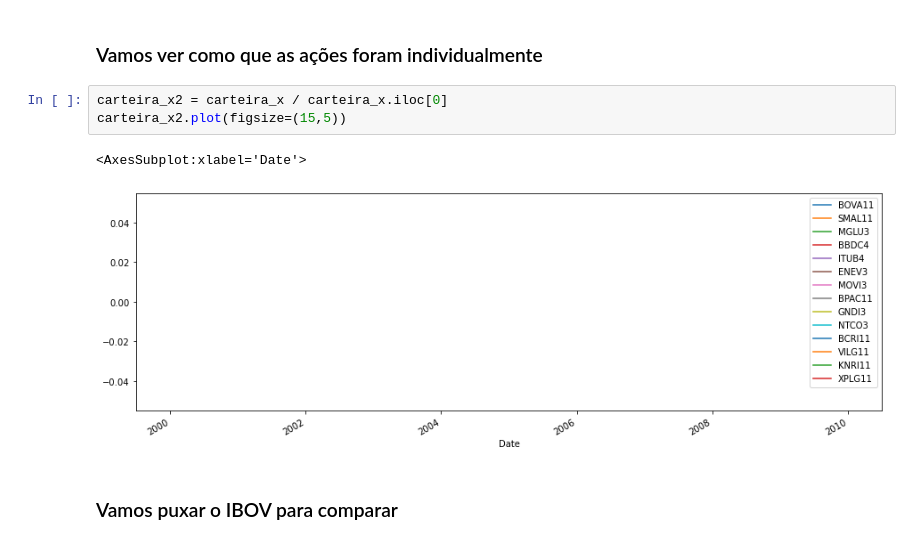
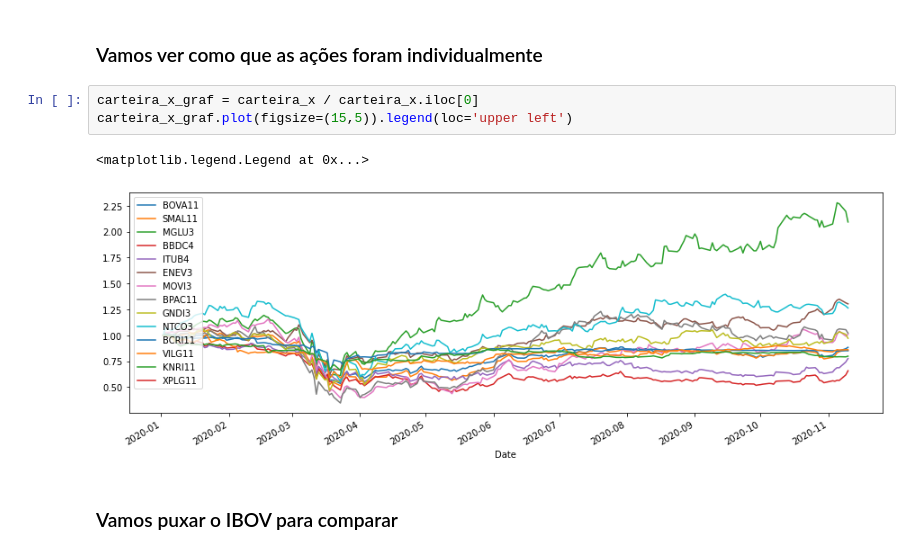
Before and after one commit to DouglasCarvalhoPereira/python, a Jupyter notebook: PYTHON APLICADO AO MERCADO FINANCEIRO/PYTHON E FINANÇAS 2.ipynb, the cells around one changed output. Saved outputs shown, nothing was run; the diff lists cells and outputs as text.

```diff
--- a/PYTHON APLICADO AO MERCADO FINANCEIRO/PYTHON E FINANÇAS 2.ipynb
+++ b/PYTHON APLICADO AO MERCADO FINANCEIRO/PYTHON E FINANÇAS 2.ipynb
@@ -103,10 +83,10 @@ memory usage: 25.1 KB
 # %% [markdown]
 ### Vamos ver como que as ações foram individualmente
 # %%
-carteira_x2 = carteira_x / carteira_x.iloc[0]
-carteira_x2.plot(figsize=(15,5))
+carteira_x_graf = carteira_x / carteira_x.iloc[0]
+carteira_x_graf.plot(figsize=(15,5)).legend(loc='upper left')
 # %% [output]
-<AxesSubplot:xlabel='Date'>
+<matplotlib.legend.Legend at 0x...>
-[figure, old version]
+[figure, new version]
 # %% [markdown]
 ### Vamos puxar o IBOV para comparar
```
Also changed, not shown: parts of 12 cells of this notebook.
